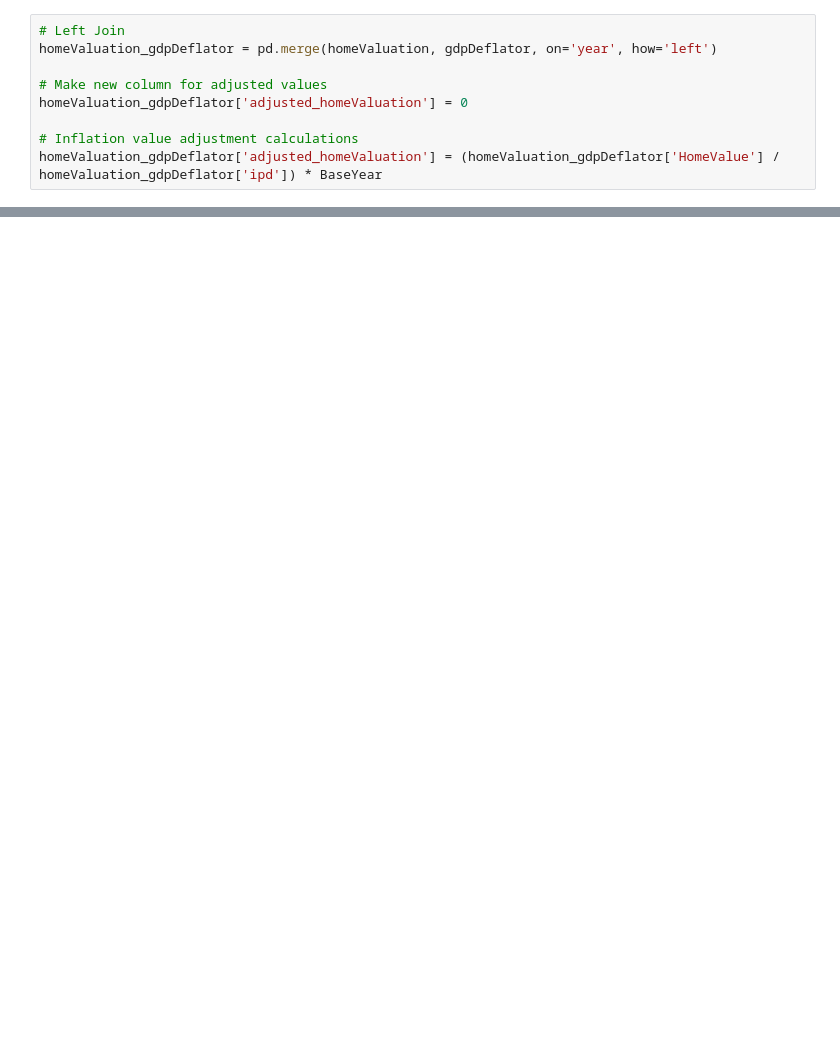
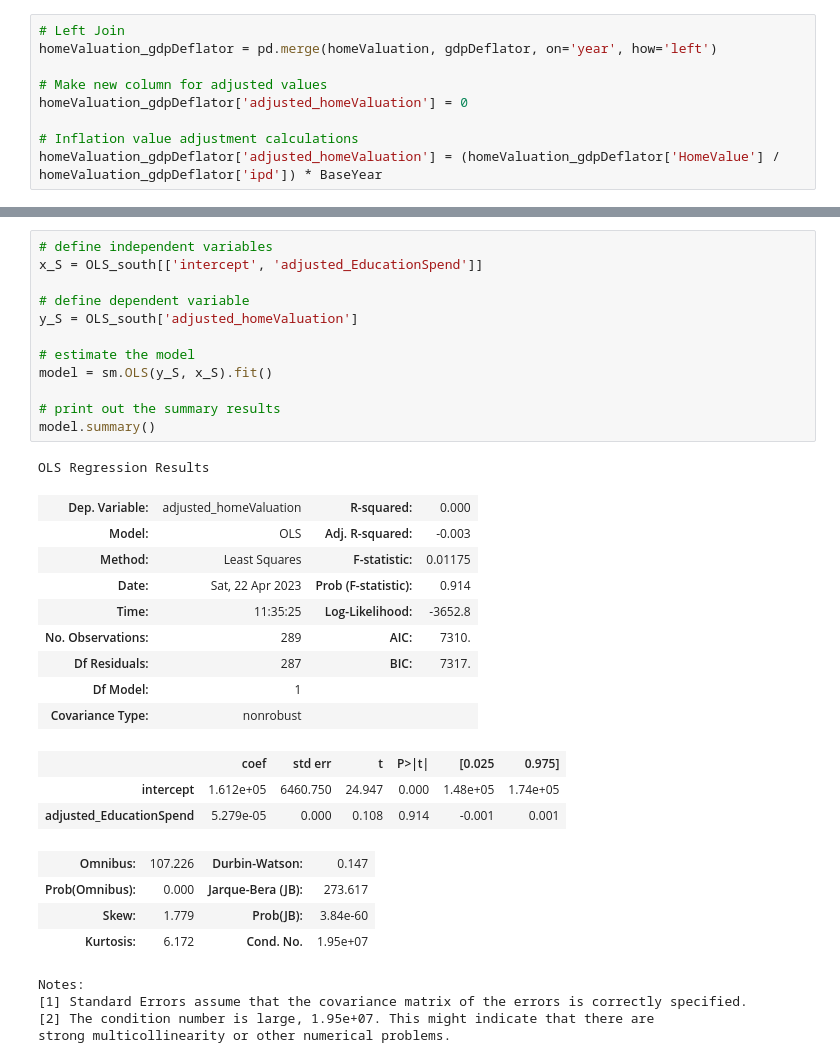
Before and after one commit to Max-Jacobsen/EducationSpending_HomeValuations_analysis, a Jupyter notebook: project_group4.ipynb, the cells around one changed output, grey strips where cells are left out. Saved outputs shown, nothing was run; the diff lists cells and outputs as text; blank space fills up the shorter version.

```diff
--- a/project_group4.ipynb
+++ b/project_group4.ipynb
@@ -181,0 +259,34 @@ y = OLS_modelmerge['adjusted_homeValuation']
+# %%
+# define independent variables
+x_S = OLS_south[['intercept', 'adjusted_EducationSpend']]
+
+# define dependent variable
+y_S = OLS_south['adjusted_homeValuation']
+
+# estimate the model
+model = sm.OLS(y_S, x_S).fit()
+
+# print out the summary results
+model.summary()
+# %% [output]
+OLS Regression Results
+| Dep. Variable: | adjusted_homeValuation | R-squared: | 0.000 |
+| Model: | OLS | Adj. R-squared: | -0.003 |
+| Method: | Least Squares | F-statistic: | 0.01175 |
+| Date: | Sat, 22 Apr 2023 | Prob (F-statistic): | 0.914 |
+| Time: | 11:35:25 | Log-Likelihood: | -3652.8 |
+| No. Observations: | 289 | AIC: | 7310. |
+| Df Residuals: | 287 | BIC: | 7317. |
+| Df Model: | 1 |  |  |
+| Covariance Type: | nonrobust |  |  |
+|  | coef | std err | t | P>|t| | [0.025 | 0.975] |
+| intercept | 1.612e+05 | 6460.750 | 24.947 | 0.000 | 1.48e+05 | 1.74e+05 |
+| adjusted_EducationSpend | 5.279e-05 | 0.000 | 0.108 | 0.914 | -0.001 | 0.001 |
+| Omnibus: | 107.226 | Durbin-Watson: | 0.147 |
+| Prob(Omnibus): | 0.000 | Jarque-Bera (JB): | 273.617 |
+| Skew: | 1.779 | Prob(JB): | 3.84e-60 |
+| Kurtosis: | 6.172 | Cond. No. | 1.95e+07 |
+Notes:
+[1] Standard Errors assume that the covariance matrix of the errors is correctly specified.
+[2] The condition number is large, 1.95e+07. This might indicate that there are
+strong multicollinearity or other numerical problems.
```
Also changed, not shown: parts of 11 cells of this notebook, 16 other files.
